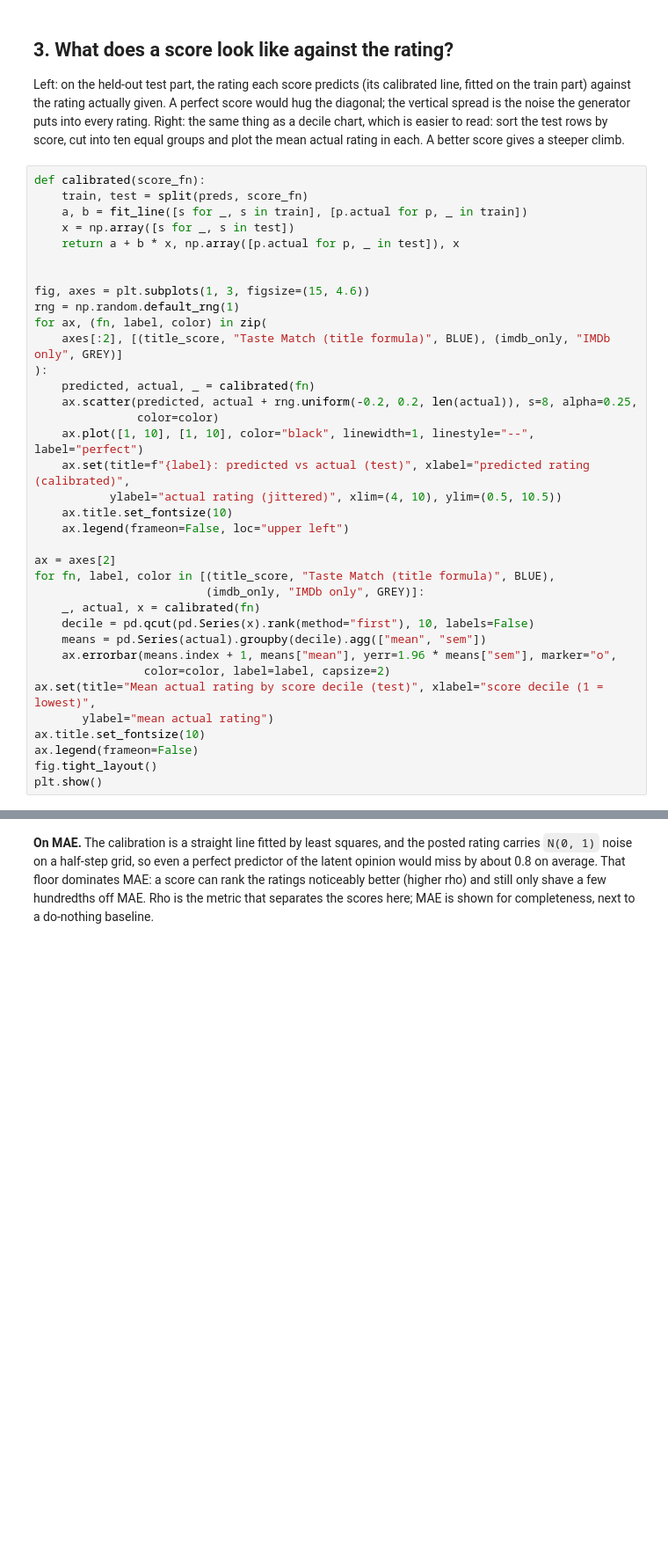
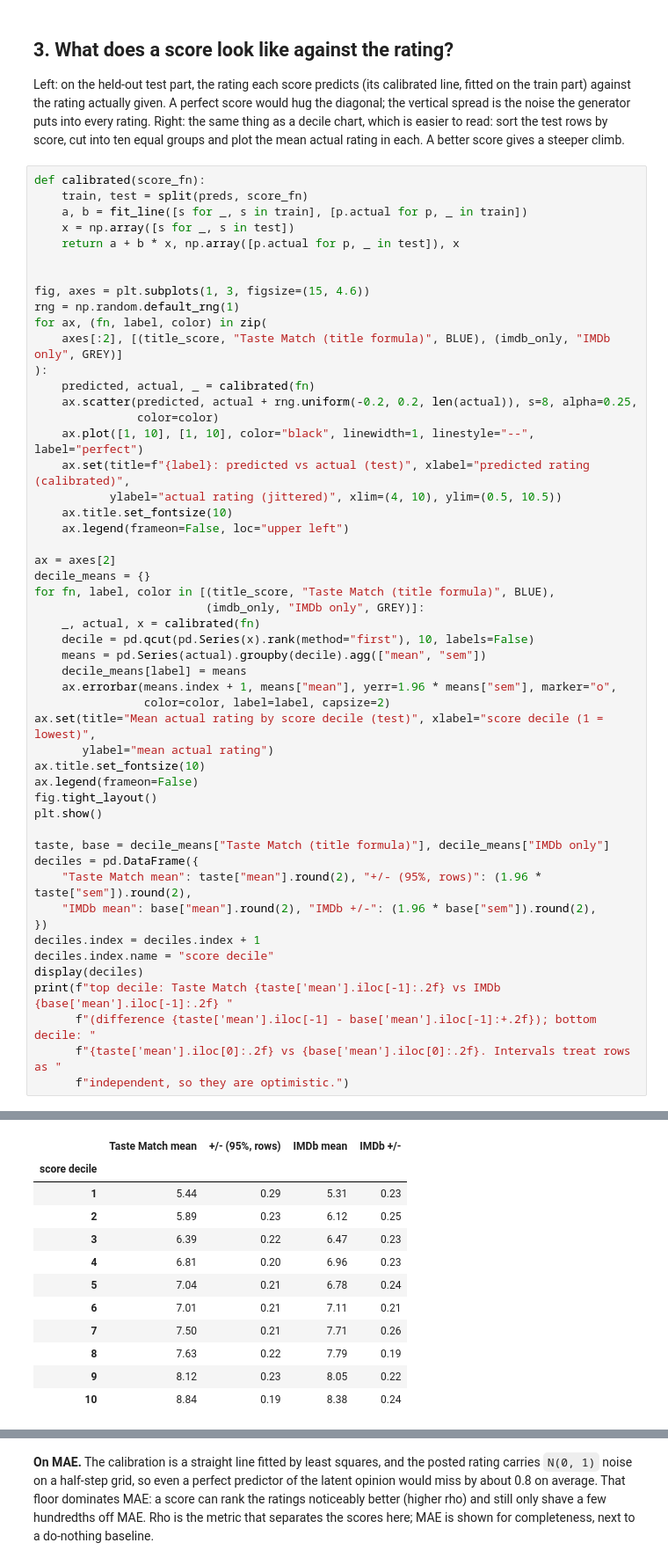
Before and after one commit to Yulinaor/cinecircle, a Jupyter notebook: analysis/02_taste_match_evaluation.ipynb, the cells around one changed output, grey strips where cells are left out. Shown at 88% size. Cells and saved outputs as stored; diff of their text form; blank space fills up the shorter version.

```diff
--- a/analysis/02_taste_match_evaluation.ipynb
+++ b/analysis/02_taste_match_evaluation.ipynb
@@ -220,30 +238,57 @@ def calibrated(score_fn):
 fig, axes = plt.subplots(1, 3, figsize=(15, 4.6))
 rng = np.random.default_rng(1)
 for ax, (fn, label, color) in zip(
     axes[:2], [(title_score, "Taste Match (title formula)", BLUE), (imdb_only, "IMDb only", GREY)]
 ):
     predicted, actual, _ = calibrated(fn)
     ax.scatter(predicted, actual + rng.uniform(-0.2, 0.2, len(actual)), s=8, alpha=0.25,
                color=color)
     ax.plot([1, 10], [1, 10], color="black", linewidth=1, linestyle="--", label="perfect")
     ax.set(title=f"{label}: predicted vs actual (test)", xlabel="predicted rating (calibrated)",
            ylabel="actual rating (jittered)", xlim=(4, 10), ylim=(0.5, 10.5))
     ax.title.set_fontsize(10)
     ax.legend(frameon=False, loc="upper left")
 
 ax = axes[2]
+decile_means = {}
 for fn, label, color in [(title_score, "Taste Match (title formula)", BLUE),
                          (imdb_only, "IMDb only", GREY)]:
     _, actual, x = calibrated(fn)
     decile = pd.qcut(pd.Series(x).rank(method="first"), 10, labels=False)
     means = pd.Series(actual).groupby(decile).agg(["mean", "sem"])
+    decile_means[label] = means
     ax.errorbar(means.index + 1, means["mean"], yerr=1.96 * means["sem"], marker="o",
                 color=color, label=label, capsize=2)
 ax.set(title="Mean actual rating by score decile (test)", xlabel="score decile (1 = lowest)",
        ylabel="mean actual rating")
 ax.title.set_fontsize(10)
 ax.legend(frameon=False)
 fig.tight_layout()
 plt.show()
+
+taste, base = decile_means["Taste Match (title formula)"], decile_means["IMDb only"]
+deciles = pd.DataFrame({
+    "Taste Match mean": taste["mean"].round(2), "+/- (95%, rows)": (1.96 * taste["sem"]).round(2),
+    "IMDb mean": base["mean"].round(2), "IMDb +/-": (1.96 * base["sem"]).round(2),
+})
+deciles.index = deciles.index + 1
+deciles.index.name = "score decile"
+display(deciles)
+print(f"top decile: Taste Match {taste['mean'].iloc[-1]:.2f} vs IMDb {base['mean'].iloc[-1]:.2f} "
+      f"(difference {taste['mean'].iloc[-1] - base['mean'].iloc[-1]:+.2f}); bottom decile: "
+      f"{taste['mean'].iloc[0]:.2f} vs {base['mean'].iloc[0]:.2f}. Intervals treat rows as "
+      f"independent, so they are optimistic.")
 # %% [output]
 [figure]
+|  | Taste Match mean | +/- (95%, rows) | IMDb mean | IMDb +/- |
+| score decile |  |  |  |  |
+| 1 | 5.44 | 0.29 | 5.31 | 0.23 |
+| 2 | 5.89 | 0.23 | 6.12 | 0.25 |
+| 3 | 6.39 | 0.22 | 6.47 | 0.23 |
+| 4 | 6.81 | 0.20 | 6.96 | 0.23 |
+| 5 | 7.04 | 0.21 | 6.78 | 0.24 |
+| 6 | 7.01 | 0.21 | 7.11 | 0.21 |
+| 7 | 7.50 | 0.21 | 7.71 | 0.26 |
+| 8 | 7.63 | 0.22 | 7.79 | 0.19 |
+| 9 | 8.12 | 0.23 | 8.05 | 0.22 |
+| 10 | 8.84 | 0.19 | 8.38 | 0.24 |
```
Also changed, not shown: parts of 7 cells of this notebook, 3 other files.
